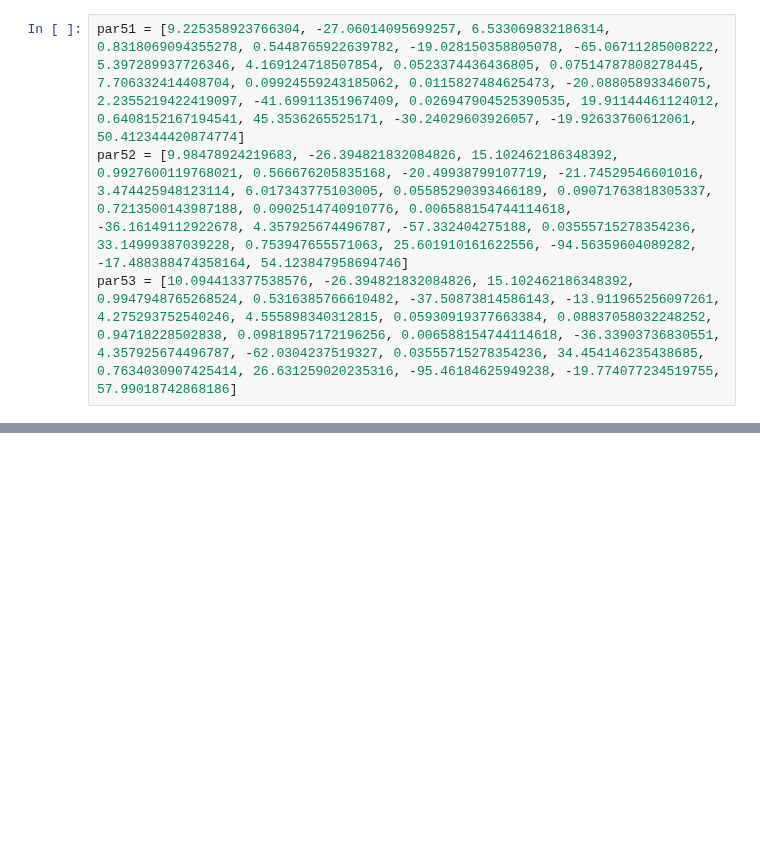
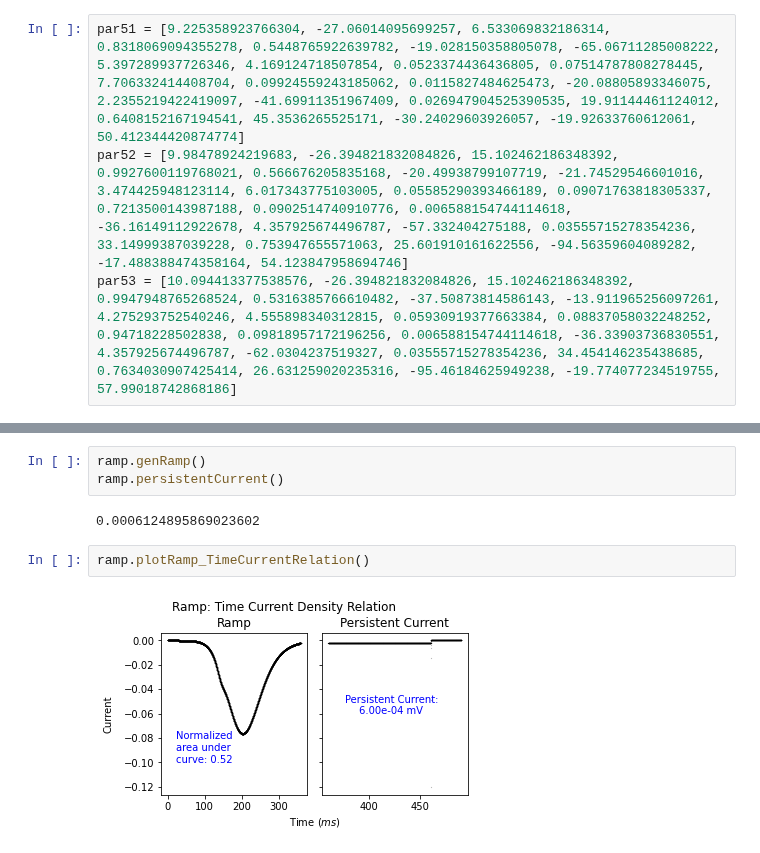
Before and after one commit to roybens/SimulatingVariants, a Jupyter notebook: fitting_na_16_plotter.ipynb, the cells around one changed output, grey strips where cells are left out. Saved outputs shown, nothing was run; the diff lists cells and outputs as text; blank space fills up the shorter version.

```diff
--- a/fitting_na_16_plotter.ipynb
+++ b/fitting_na_16_plotter.ipynb
@@ -681,0 +182,9 @@ best_indvs
+# %%
+ramp.genRamp()
+ramp.persistentCurrent()
+# %% [output]
+0.0006124895869023602
+# %%
+ramp.plotRamp_TimeCurrentRelation()
+# %% [output]
+[figure, added]
```
Also changed, not shown: parts of 63 cells of this notebook, 22 other files.
